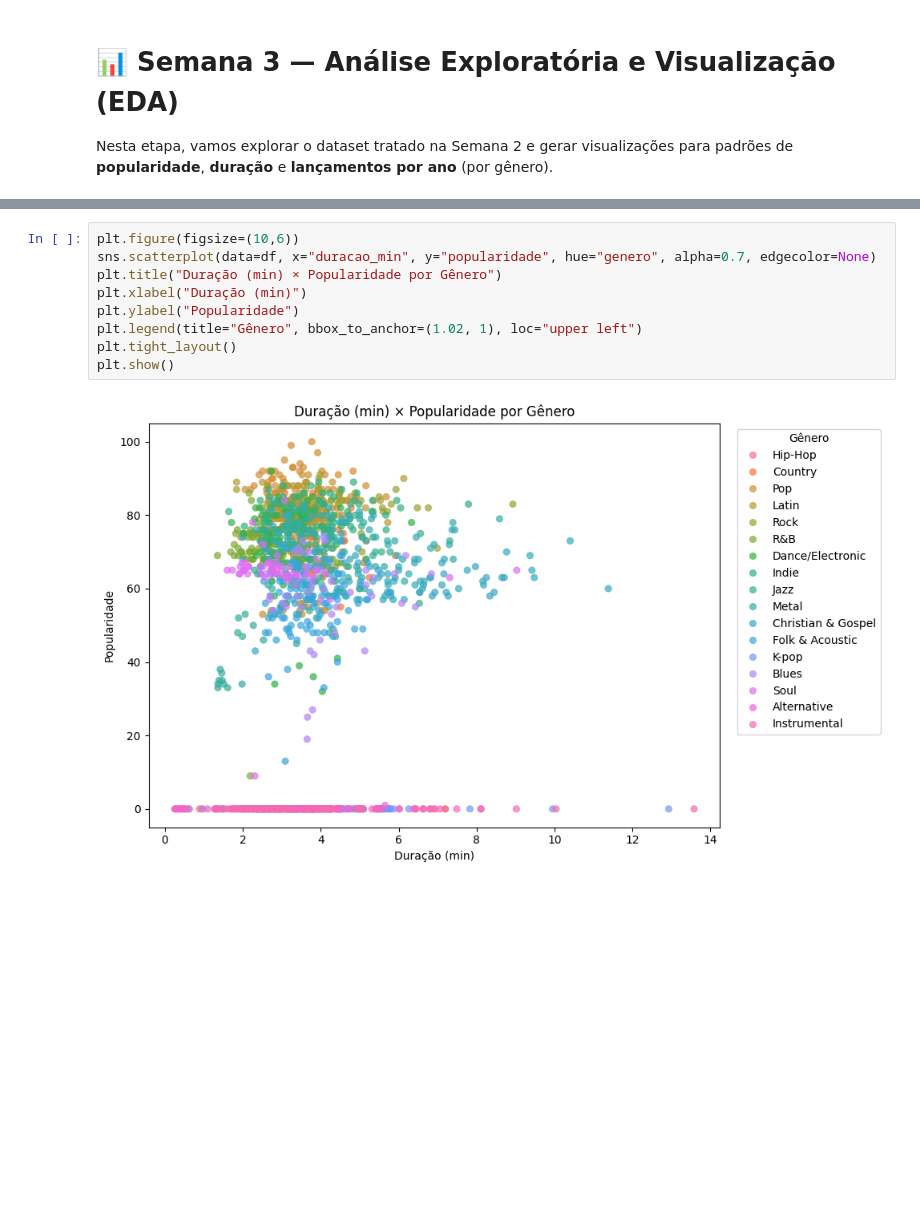
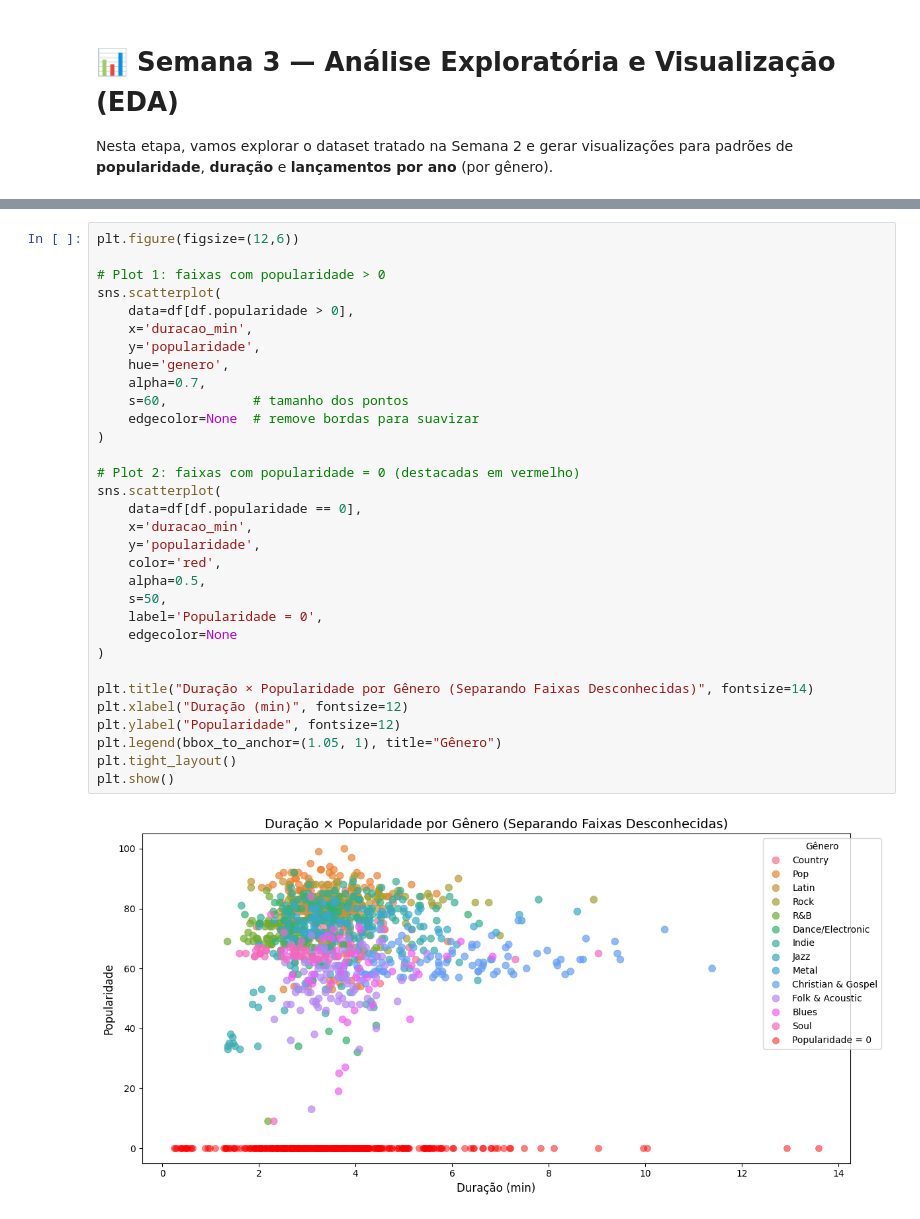
Before and after one commit to PadawanXXVI/spotify-data-storytelling, a Jupyter notebook: spotify.ipynb, the cells around one changed output, grey strips where cells are left out. Drawn from its saved outputs; the diff is of its cells as text; blank space fills up the shorter version.

```diff
--- a/spotify.ipynb
+++ b/spotify.ipynb
@@ -483,12 +606,35 @@ plt.show()
 # %%
-plt.figure(figsize=(10,6))
-sns.scatterplot(data=df, x="duracao_min", y="popularidade", hue="genero", alpha=0.7, edgecolor=None)
-plt.title("Duração (min) × Popularidade por Gênero")
-plt.xlabel("Duração (min)")
-plt.ylabel("Popularidade")
-plt.legend(title="Gênero", bbox_to_anchor=(1.02, 1), loc="upper left")
+plt.figure(figsize=(12,6))
+
+# Plot 1: faixas com popularidade > 0
+sns.scatterplot(
+    data=df[df.popularidade > 0],
+    x='duracao_min',
+    y='popularidade',
+    hue='genero',
+    alpha=0.7,
+    s=60,           # tamanho dos pontos
+    edgecolor=None  # remove bordas para suavizar
+)
+
+# Plot 2: faixas com popularidade = 0 (destacadas em vermelho)
+sns.scatterplot(
+    data=df[df.popularidade == 0],
+    x='duracao_min',
+    y='popularidade',
+    color='red',
+    alpha=0.5,
+    s=50,
+    label='Popularidade = 0',
+    edgecolor=None
+)
+
+plt.title("Duração × Popularidade por Gênero (Separando Faixas Desconhecidas)", fontsize=14)
+plt.xlabel("Duração (min)", fontsize=12)
+plt.ylabel("Popularidade", fontsize=12)
+plt.legend(bbox_to_anchor=(1.05, 1), title="Gênero")
 plt.tight_layout()
 plt.show()
 # %% [output]
-[figure, old version]
+[figure, new version]
 # %%
```
Also changed, not shown: parts of 17 cells of this notebook.
